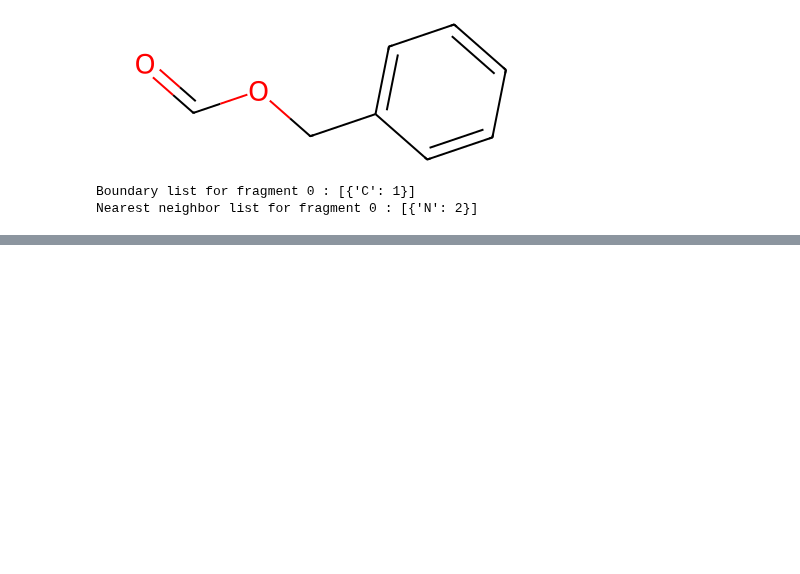
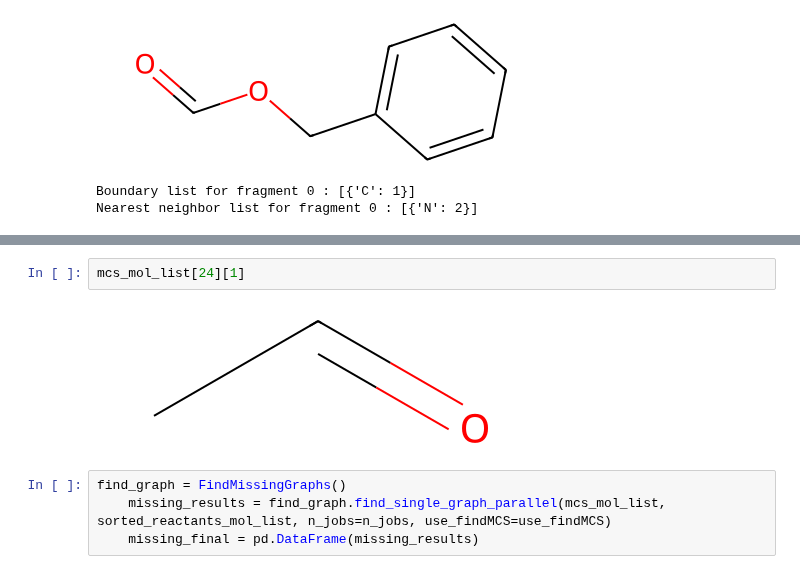
Before and after one commit to TieuLongPhan/SynRBL, a Jupyter notebook: Pipeline/Notebook/MCS_Test.ipynb, the cells around one changed output, grey strips where cells are left out. Saved outputs shown, nothing was run; the diff lists cells and outputs as text; blank space fills up the shorter version.

```diff
--- a/Pipeline/Notebook/MCS_Test.ipynb
+++ b/Pipeline/Notebook/MCS_Test.ipynb
@@ -388,0 +431,8 @@ rare = [13]
+# %%
+mcs_mol_list[24][1]
+# %% [output]
+[figure, added]
+# %%
+find_graph = FindMissingGraphs()
+    missing_results = find_graph.find_single_graph_parallel(mcs_mol_list, sorted_reactants_mol_list, n_jobs=n_jobs, use_findMCS=use_findMCS)
+    missing_final = pd.DataFrame(missing_results)
```
Also changed, not shown: parts of 9 cells of this notebook, 9 other files.
